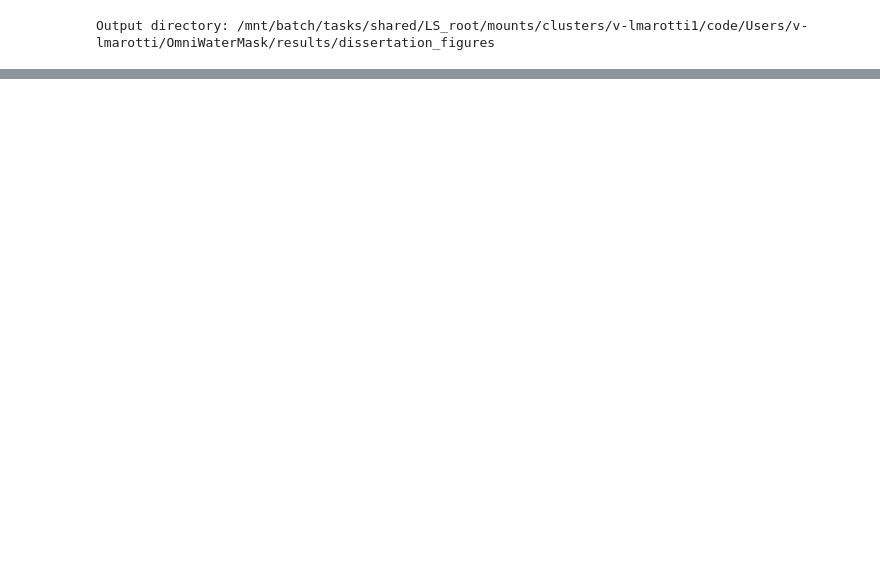
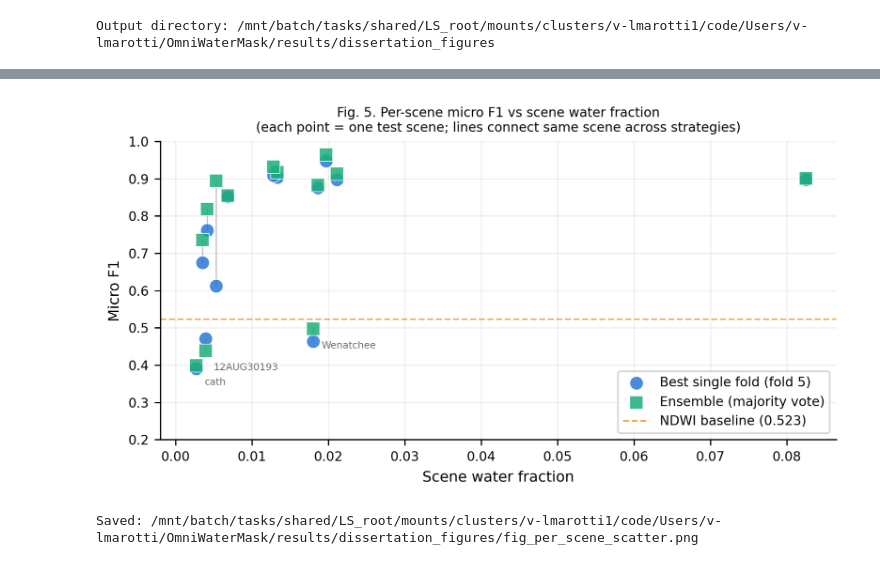
Before and after one commit to luanamarotti/High-Resolution-Water-Segmentation-for-Salmon-Habitat, a Jupyter notebook: generate_figures.ipynb, the cells around one changed output, grey strips where cells are left out. Saved outputs shown, nothing was run; the diff lists cells and outputs as text; code cells hidden in the pictures; blank space fills up the shorter version.

```diff
--- a/generate_figures.ipynb
+++ b/generate_figures.ipynb
@@ -9,11 +16,23 @@ Generates two publication-quality figures for the dissertation:
 # ── Cell 1: Setup ──
 import pandas as pd
 import matplotlib.pyplot as plt
+import matplotlib.patches as mpatches
+import matplotlib.colors as mcolors
+import matplotlib.cm as cm
 import numpy as np
+import rasterio
 from pathlib import Path
 
 BASE_DIR  = Path('/mnt/batch/tasks/shared/LS_root/mounts/clusters/v-lmarotti1/code/Users/v-lmarotti/OmniWaterMask')
 KFOLD_DIR = BASE_DIR / 'results/unet_training_v3/kfold'
+DIAG_DIR  = BASE_DIR / 'results/unet_diagnostic_v3'
+ANALYSIS_DIR = BASE_DIR / 'results/dataset_analysis'
+CHIPS_DIR = BASE_DIR / 'images/chips_images/images'
+MASKS_DIR = BASE_DIR / 'images/chips_masks/masks'
+NDWI_MASKS_DIR = BASE_DIR / 'results/ndwi_chips/masks_t0.35'
+OWM_DIR   = BASE_DIR / 'results/owm_chips'
+PROB_DIR_BEST     = DIAG_DIR / 'prob_maps_best'
+PRED_DIR_MAJORITY = DIAG_DIR / 'pred_maps_ensemble_majority'
 OUT_DIR   = BASE_DIR / 'results/dissertation_figures'
 OUT_DIR.mkdir(parents=True, exist_ok=True)
 
@@ -36,6 +55,7 @@ GREEN  = '#1baf7a'
 ORANGE = '#e07b00'
 GRAY   = '#73726c'
 LGRAY  = '#c3c2b7'
+RED    = '#c0392b'
 
 print(f'Output directory: {OUT_DIR}')
 # %% [output]
@@ -225,0 +317,53 @@ Both figures saved to: /mnt/batch/tasks/shared/LS_root/mounts/clusters/v-lmarott
+# %%
+# ── Cell 6: Fig 5 — Per-Scene F1 vs Water Fraction Scatter ──
+
+scene_best = pd.read_csv(DIAG_DIR / 'per_scene_best_model.csv')
+scene_ens  = pd.read_csv(DIAG_DIR / 'per_scene_ensemble.csv')
+
+fig, ax = plt.subplots(figsize=(6.5, 3.5))
+
+ax.scatter(scene_best['water_frac'], scene_best['micro_f1'],
+           color=BLUE, alpha=0.85, s=70, marker='o',
+           label='Best single fold (fold 5)', zorder=3,
+           edgecolors='white', linewidths=0.5)
+
+ax.scatter(scene_ens['water_frac'], scene_ens['micro_f1'],
+           color=GREEN, alpha=0.85, s=70, marker='s',
+           label='Ensemble (majority vote)', zorder=3,
+           edgecolors='white', linewidths=0.5)
+
+# Connect paired points with light lines
+for _, row_b in scene_best.iterrows():
+    row_e = scene_ens[scene_ens['scene'] == row_b['scene']]
+    if not row_e.empty:
+        ax.plot([row_b['water_frac'], row_e.iloc[0]['water_frac']],
+                [row_b['micro_f1'],   row_e.iloc[0]['micro_f1']],
+                color=LGRAY, lw=0.8, zorder=2)
+
+# Annotate worst scenes
+for _, row in scene_ens[scene_ens['micro_f1'] < 0.55].iterrows():
+    ax.annotate(row['scene'].split('_')[0][:10],
+                xy=(row['water_frac'], row['micro_f1']),
+                xytext=(5, -12), textcoords='offset points',
+                fontsize=6, color=GRAY)
+
+ax.axhline(0.523, color=ORANGE, linestyle='--', lw=1.0, alpha=0.7,
+           label='NDWI baseline (0.523)')
+ax.set_xlabel('Scene water fraction')
+ax.set_ylabel('Micro F1')
+ax.set_title(
+    'Fig. 5. Per-scene micro F1 vs scene water fraction\n'
+    '(each point = one test scene; lines connect same scene across strategies)',
+    fontsize=8
+)
+ax.legend(fontsize=8)
+ax.grid(alpha=0.2)
+ax.set_xlim(-0.002, None)
+ax.set_ylim(0.2, 1.0)
+
+plt.tight_layout()
+out5 = OUT_DIR / 'fig_per_scene_scatter.png'
+plt.savefig(out5, dpi=300, bbox_inches='tight')
+plt.show()
+print(f'Saved: {out5}')
+# %% [output]
@@ -225,0 +387,2 @@ Both figures saved to: /mnt/batch/tasks/shared/LS_root/mounts/clusters/v-lmarott
+[figure, added]
+Saved: /mnt/batch/tasks/shared/LS_root/mounts/clusters/v-lmarotti1/code/Users/v-lmarotti/OmniWaterMask/results/dissertation_figures/fig_per_scene_scatter.png
```
Also changed, not shown: parts of 9 cells of this notebook, 1 other file.
